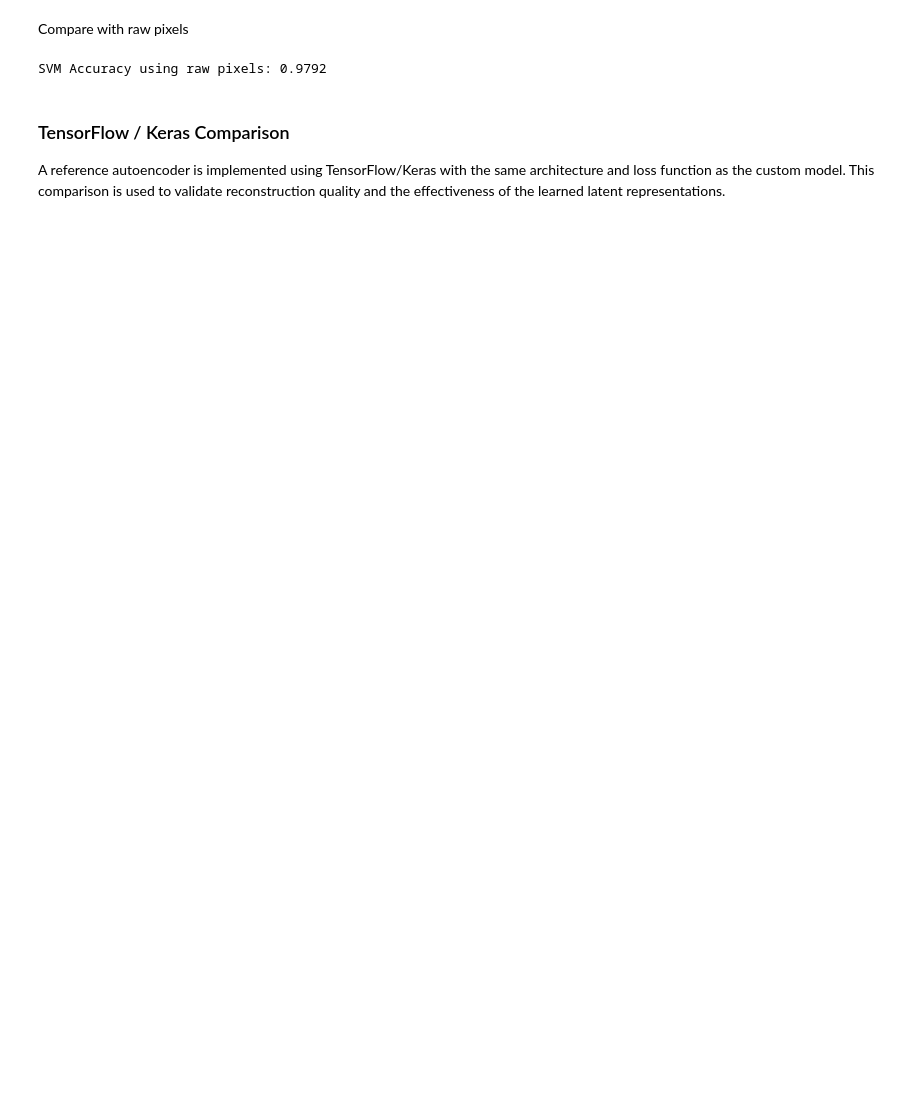
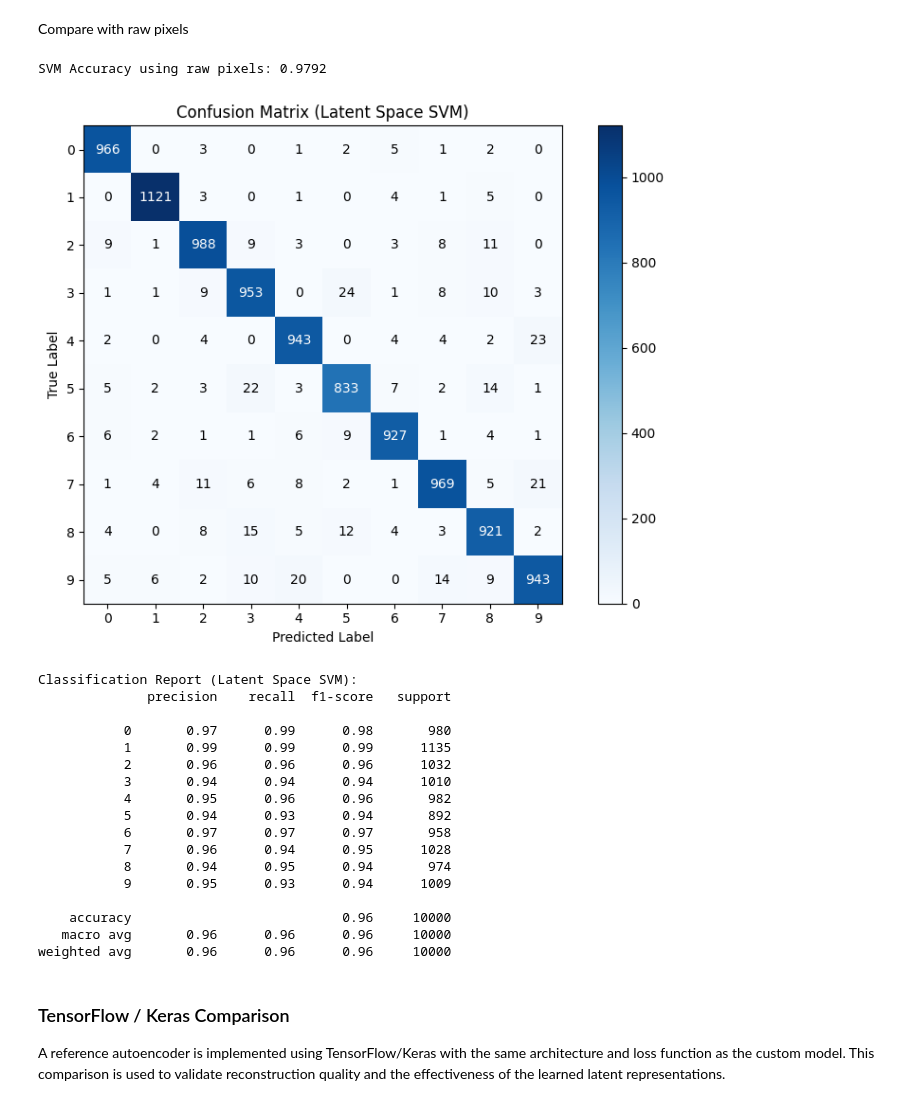
Before and after one commit to MarkMatta03/NeuralNetworkProject, a Jupyter notebook: notebooks/project_demo.ipynb, the cells around one changed output. Cells and saved outputs as stored; diff of their text form; code cells hidden in the pictures; blank space fills up the shorter version.

```diff
--- a/notebooks/project_demo.ipynb
+++ b/notebooks/project_demo.ipynb
@@ -348,6 +357,64 @@ raw_accuracy = accuracy_score(y_test, y_pred_raw)
 print("SVM Accuracy using raw pixels:", raw_accuracy)
 # %% [output]
 SVM Accuracy using raw pixels: 0.9792
+# %%
+from sklearn.metrics import confusion_matrix, classification_report
+import matplotlib.pyplot as plt
+import numpy as np
+
+# -------------------------------------------------
+# Confusion Matrix & Classification Report
+# -------------------------------------------------
+
+# Compute confusion matrix
+cm = confusion_matrix(y_test, y_pred_latent)
+
+# Plot confusion matrix (matplotlib only)
+plt.figure(figsize=(8, 6))
+plt.imshow(cm, interpolation="nearest", cmap=plt.cm.Blues)
+plt.title("Confusion Matrix (Latent Space SVM)")
+plt.colorbar()
+
+tick_marks = np.arange(len(np.unique(y_test)))
+plt.xticks(tick_marks, tick_marks)
+plt.yticks(tick_marks, tick_marks)
+
+plt.xlabel("Predicted Label")
+plt.ylabel("True Label")
+
+# Display numbers inside cells
+for i in range(cm.shape[0]):
+    for j in range(cm.shape[1]):
+        plt.text(j, i, cm[i, j],
+                 ha="center",
+                 va="center",
+                 color="white" if cm[i, j] > cm.max() / 2 else "black")
+
+plt.tight_layout()
+plt.show()
+
+# Print classification report
+print("Classification Report (Latent Space SVM):")
+print(classification_report(y_test, y_pred_latent))
+# %% [output]
+[figure, added]
+Classification Report (Latent Space SVM):
+              precision    recall  f1-score   support
+
+           0       0.97      0.99      0.98       980
+           1       0.99      0.99      0.99      1135
+           2       0.96      0.96      0.96      1032
+           3       0.94      0.94      0.94      1010
+           4       0.95      0.96      0.96       982
+           5       0.94      0.93      0.94       892
+           6       0.97      0.97      0.97       958
+           7       0.96      0.94      0.95      1028
+           8       0.94      0.95      0.94       974
+           9       0.95      0.93      0.94      1009
+
+    accuracy                           0.96     10000
+   macro avg       0.96      0.96      0.96     10000
+weighted avg       0.96      0.96      0.96     10000
 # %% [markdown]
 ###  TensorFlow / Keras Comparison
 
```
Also changed, not shown: parts of 9 cells of this notebook, 2 other files.
